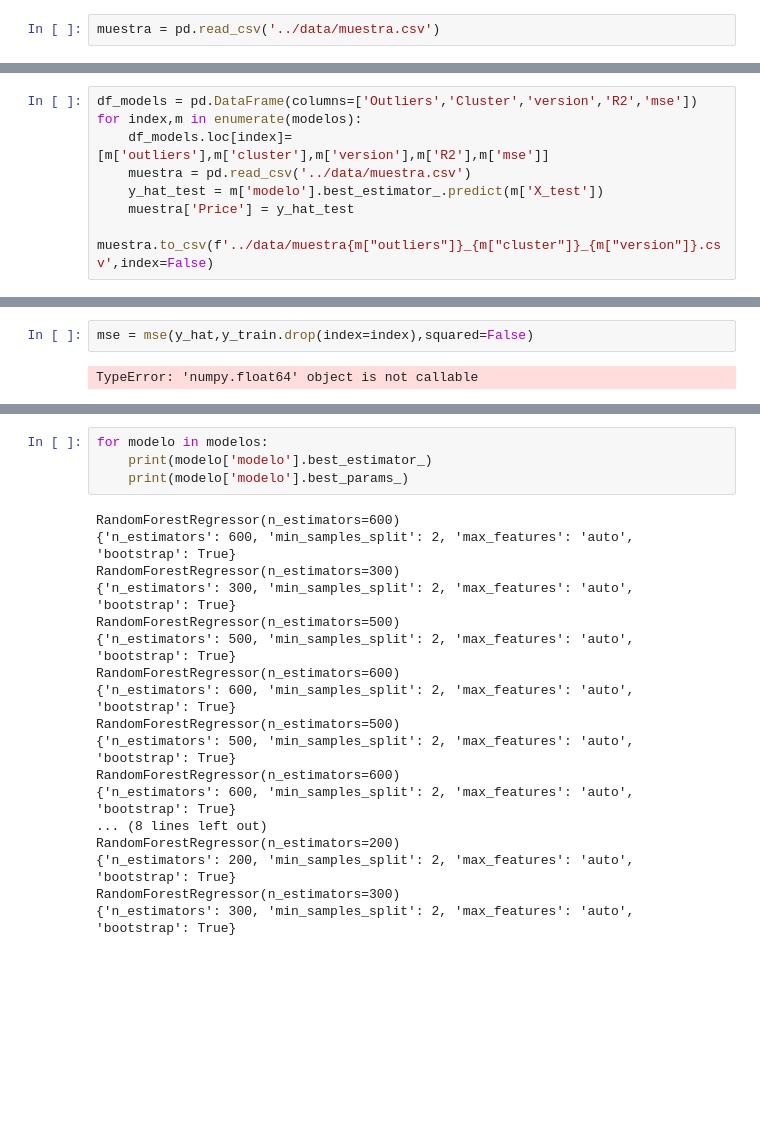
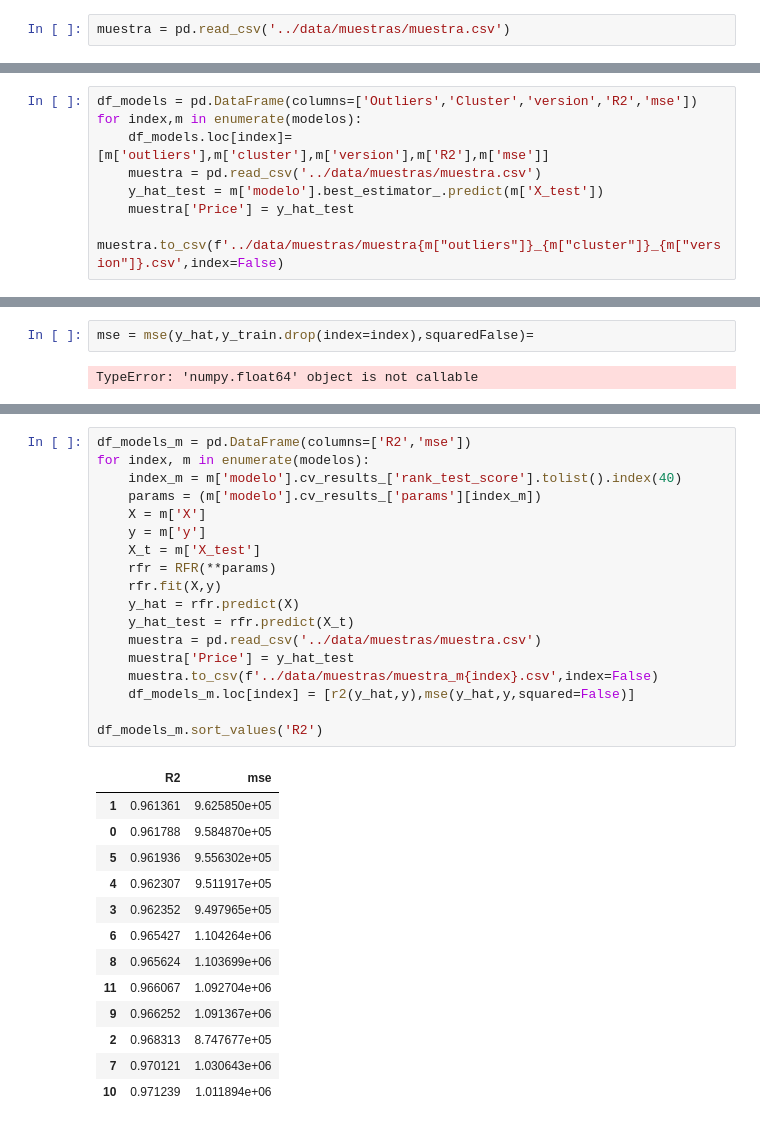
Before and after one commit to gusavato/IRONHACK_Kaggle_competition, a Jupyter notebook: jupyter/entrenamiento_modelos.ipynb, the cells around one changed output, grey strips where cells are left out. Cells and saved outputs as stored; diff of their text form; blank space fills up the shorter version.

Commit message:
modelos finalizados.Pendiente de presentación

```diff
--- a/jupyter/entrenamiento_modelos.ipynb
+++ b/jupyter/entrenamiento_modelos.ipynb
@@ -100,7 +97,7 @@ mse(y_hat,y_train,squared=False)
 # %%
 y_hat_test = rf.best_estimator_.predict(X_test_no_cluster)
 # %%
-muestra = pd.read_csv('../data/muestra.csv')
+muestra = pd.read_csv('../data/muestras/muestra.csv')
 # %%
 muestra.head()
 # %% [output]
@@ -214,10 +211,10 @@ dict_keys(['outliers', 'cluster', 'version', 'modelo', 'X', 'y', 'X_test', 'R2',
 df_models = pd.DataFrame(columns=['Outliers','Cluster','version','R2','mse'])
 for index,m in enumerate(modelos):
     df_models.loc[index]=[m['outliers'],m['cluster'],m['version'],m['R2'],m['mse']]
-    muestra = pd.read_csv('../data/muestra.csv')
+    muestra = pd.read_csv('../data/muestras/muestra.csv')
     y_hat_test = m['modelo'].best_estimator_.predict(m['X_test'])
     muestra['Price'] = y_hat_test
-    muestra.to_csv(f'../data/muestra{m["outliers"]}_{m["cluster"]}_{m["version"]}.csv',index=False)
+    muestra.to_csv(f'../data/muestras/muestra{m["outliers"]}_{m["cluster"]}_{m["version"]}.csv',index=False)
 # %%
 df_models
 # %% [output]
@@ -239,6 +236,6 @@ px.scatter(df_models,x='Cluster',y='R2',color='Outliers',symbol='version')
 # %% [output]
 [interactive output not drawn]
 # %%
-mse = mse(y_hat,y_train.drop(index=index),squared=False)
+mse = mse(y_hat,y_train.drop(index=index),squaredFalse)=
 # %% [output]
 TypeError: 'numpy.float64' object is not callable
@@ -261,22 +262,32 @@ modelos[0]
-# %%
-for modelo in modelos:
-    print(modelo['modelo'].best_estimator_)
-    print(modelo['modelo'].best_params_)
-# %% [output]
-RandomForestRegressor(n_estimators=600)
-{'n_estimators': 600, 'min_samples_split': 2, 'max_features': 'auto', 'bootstrap': True}
-RandomForestRegressor(n_estimators=300)
-{'n_estimators': 300, 'min_samples_split': 2, 'max_features': 'auto', 'bootstrap': True}
-RandomForestRegressor(n_estimators=500)
-{'n_estimators': 500, 'min_samples_split': 2, 'max_features': 'auto', 'bootstrap': True}
-RandomForestRegressor(n_estimators=600)
-{'n_estimators': 600, 'min_samples_split': 2, 'max_features': 'auto', 'bootstrap': True}
-RandomForestRegressor(n_estimators=500)
-{'n_estimators': 500, 'min_samples_split': 2, 'max_features': 'auto', 'bootstrap': True}
-RandomForestRegressor(n_estimators=600)
-{'n_estimators': 600, 'min_samples_split': 2, 'max_features': 'auto', 'bootstrap': True}
-... (8 lines left out)
-RandomForestRegressor(n_estimators=200)
-{'n_estimators': 200, 'min_samples_split': 2, 'max_features': 'auto', 'bootstrap': True}
-RandomForestRegressor(n_estimators=300)
-{'n_estimators': 300, 'min_samples_split': 2, 'max_features': 'auto', 'bootstrap': True}
+# %%
+df_models_m = pd.DataFrame(columns=['R2','mse'])
+for index, m in enumerate(modelos):
+    index_m = m['modelo'].cv_results_['rank_test_score'].tolist().index(40)
+    params = (m['modelo'].cv_results_['params'][index_m])
+    X = m['X']
+    y = m['y']
+    X_t = m['X_test']
+    rfr = RFR(**params)
+    rfr.fit(X,y)
+    y_hat = rfr.predict(X)
+    y_hat_test = rfr.predict(X_t)
+    muestra = pd.read_csv('../data/muestras/muestra.csv')
+    muestra['Price'] = y_hat_test
+    muestra.to_csv(f'../data/muestras/muestra_m{index}.csv',index=False)
+    df_models_m.loc[index] = [r2(y_hat,y),mse(y_hat,y,squared=False)]
+
+df_models_m.sort_values('R2')
+# %% [output]
+|  | R2 | mse |
+| 1 | 0.961361 | 9.625850e+05 |
+| 0 | 0.961788 | 9.584870e+05 |
+| 5 | 0.961936 | 9.556302e+05 |
+| 4 | 0.962307 | 9.511917e+05 |
+| 3 | 0.962352 | 9.497965e+05 |
+| 6 | 0.965427 | 1.104264e+06 |
+| 8 | 0.965624 | 1.103699e+06 |
+| 11 | 0.966067 | 1.092704e+06 |
+| 9 | 0.966252 | 1.091367e+06 |
+| 2 | 0.968313 | 8.747677e+05 |
+| 7 | 0.970121 | 1.030643e+06 |
+| 10 | 0.971239 | 1.011894e+06 |
```
Also changed, not shown: parts of 5 cells of this notebook, 28 other files.
